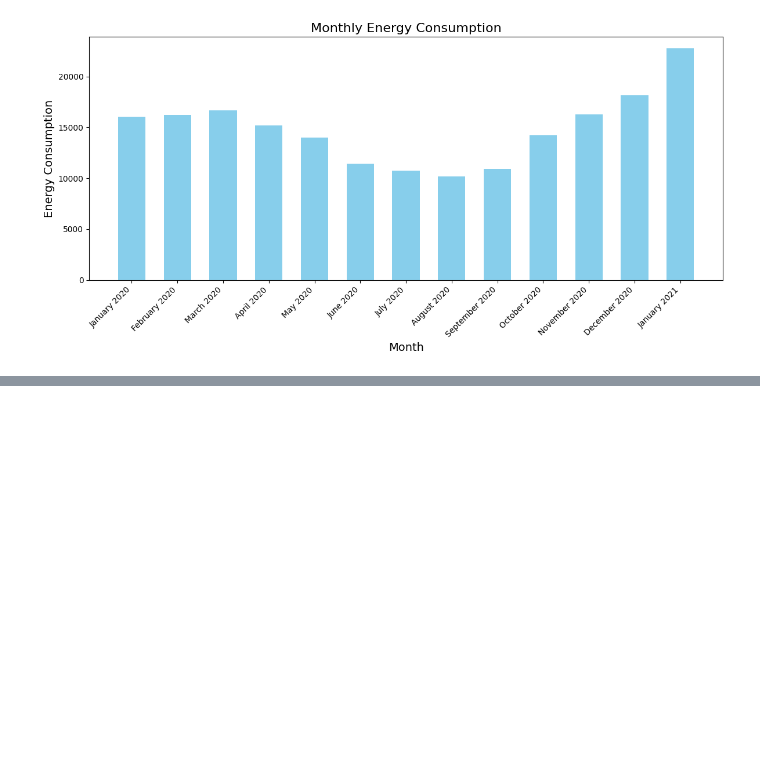
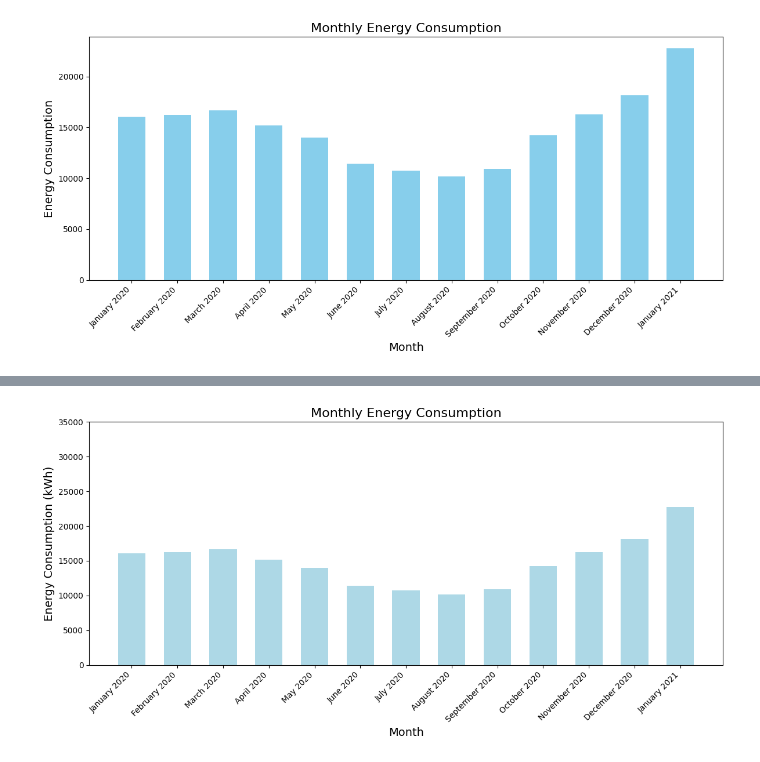
Before and after one commit to Niki827/watt_squad, a Jupyter notebook: notebooks/descriptives/emily_descriptives.ipynb, the cells around one changed output, grey strips where cells are left out. Drawn from its saved outputs; the diff is of its cells as text; code cells hidden in the pictures; blank space fills up the shorter version.

```diff
--- a/notebooks/descriptives/emily_descriptives.ipynb
+++ b/notebooks/descriptives/emily_descriptives.ipynb
@@ -92,0 +85,20 @@ FileNotFoundError: [Errno 2] No such file or directory: 'raw_data/train.csv'
+# %%
+train_data = pd.read_csv("../../raw_data/train.csv")
+test_data = pd.read_csv("../../raw_data/test.csv")
+
+# Renaming columns
+train_data.rename(columns={'time': 'timestamp'}, inplace=True)
+train_data.rename(columns={'consumption': 'actual_consumption'}, inplace=True)
+train_data.rename(columns={'spot_market_price': 'electricity_price'}, inplace=True)
+
+test_data.rename(columns={'time': 'timestamp'}, inplace=True)
+test_data.rename(columns={'consumption': 'actual_consumption'}, inplace=True)
+test_data.rename(columns={'spot_market_price': 'electricity_price'}, inplace=True)
+
+# Calculating total actual_production
+train_data['actual_production'] = train_data['pv_production'] + train_data['wind_production']
+test_data['actual_production'] = test_data['pv_production'] + test_data['wind_production']
+
+# Dropping irrelevant columns
+train_data = train_data[['timestamp', 'actual_consumption', 'actual_production', 'electricity_price']]
+test_data = test_data[['timestamp', 'actual_consumption', 'actual_production', 'electricity_price']]
@@ -92,0 +117,35 @@ FileNotFoundError: [Errno 2] No such file or directory: 'raw_data/train.csv'
+# %%
+import pandas as pd
+import matplotlib.pyplot as plt
+
+# Ensure the 'timestamp' column is in datetime format
+train_data['timestamp'] = pd.to_datetime(train_data['timestamp'])
+
+# Extract month and year for grouping
+train_data['month_year'] = train_data['timestamp'].dt.to_period('M')
+
+# Aggregate actual consumption by month
+monthly_consumption = train_data.groupby('month_year')['actual_consumption'].sum().reset_index()
+
+# Convert month_year to a datetime format for plotting and format as 'January 2020'
+monthly_consumption['month_year'] = monthly_consumption['month_year'].dt.to_timestamp()
+monthly_consumption['month_year_str'] = monthly_consumption['month_year'].dt.strftime('%B %Y')
+
+# Plot the data
+plt.figure(figsize=(12, 6))
+plt.bar(monthly_consumption['month_year_str'], monthly_consumption['actual_consumption'], color='lightblue', width=0.6)
+
+# Formatting the plot
+plt.title('Monthly Energy Consumption', fontsize=16)
+plt.xlabel('Month', fontsize=14)
+plt.ylabel('Energy Consumption (kWh)', fontsize=14)
+plt.xticks(rotation=45, ha='right', fontsize=10)
+plt.tight_layout()
+
+# Set y-axis limit
+plt.ylim(0, 35000)
+
+# Show the plot
+plt.show()
+# %% [output]
+[figure, added]
```
Also changed, not shown: parts of 20 cells of this notebook, 3 other files.
